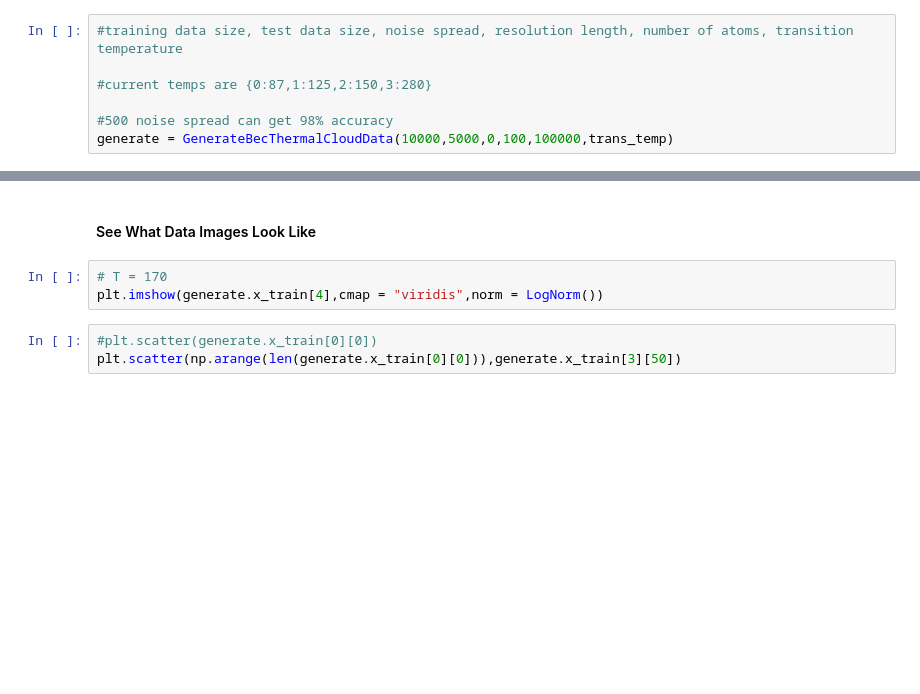
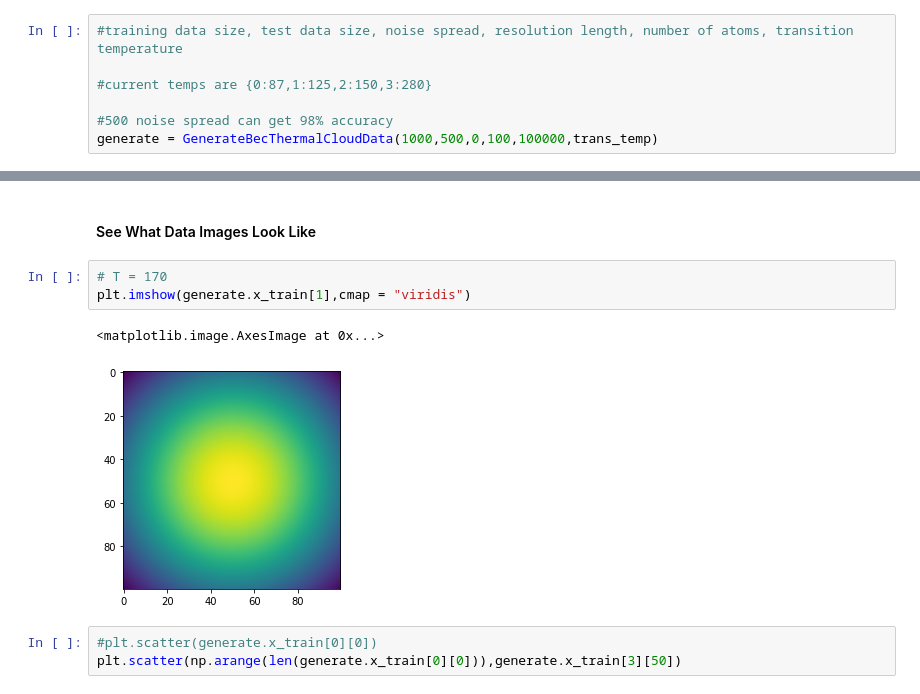
Before and after one commit to alec-gironda/Bose-Einstein-Condensate-NN, a Jupyter notebook: BEC_ThermalCloud_NN.ipynb, the cells around one changed output, grey strips where cells are left out. Cells and saved outputs as stored; diff of their text form; blank space fills up the shorter version.

Commit message:
non interactive testing BEC thermal NNs

```diff
--- a/BEC_ThermalCloud_NN.ipynb
+++ b/BEC_ThermalCloud_NN.ipynb
@@ -25,4 +29,4 @@ print(trans_temp)
 #current temps are {0:87,1:125,2:150,3:280}
 
 #500 noise spread can get 98% accuracy
-generate = GenerateBecThermalCloudData(10000,5000,0,100,100000,trans_temp)
+generate = GenerateBecThermalCloudData(1000,500,0,100,100000,trans_temp)
@@ -30,7 +49,10 @@ generate = GenerateBecThermalCloudData(10000,5000,0,100,100000,trans_temp)
 #### See What Data Images Look Like
 # %%
 # T = 170
-plt.imshow(generate.x_train[4],cmap = "viridis",norm = LogNorm())
+plt.imshow(generate.x_train[1],cmap = "viridis")
+# %% [output]
+<matplotlib.image.AxesImage at 0x...>
+[figure, added]
 # %%
 #plt.scatter(generate.x_train[0][0])
 plt.scatter(np.arange(len(generate.x_train[0][0])),generate.x_train[3][50])
```
Also changed, not shown: parts of 19 cells of this notebook, 4 other files.
